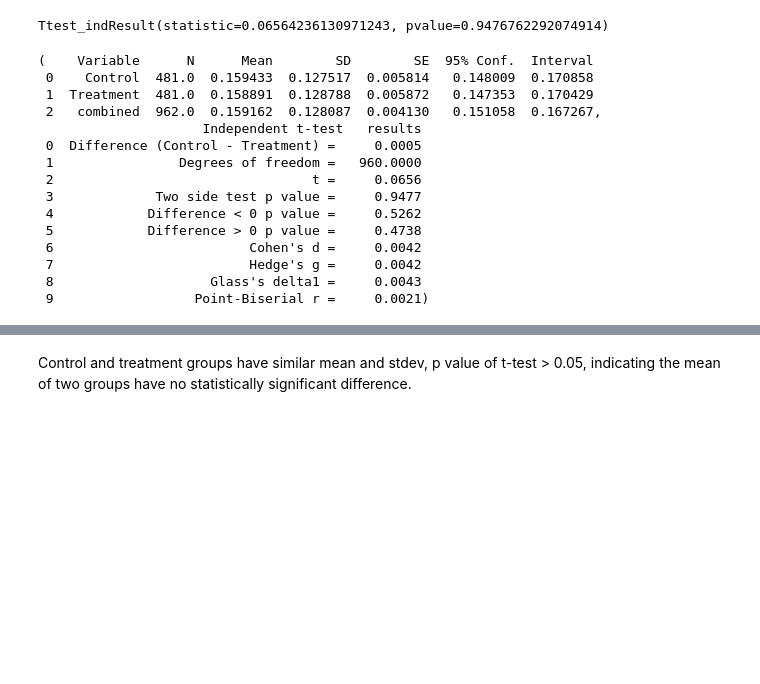
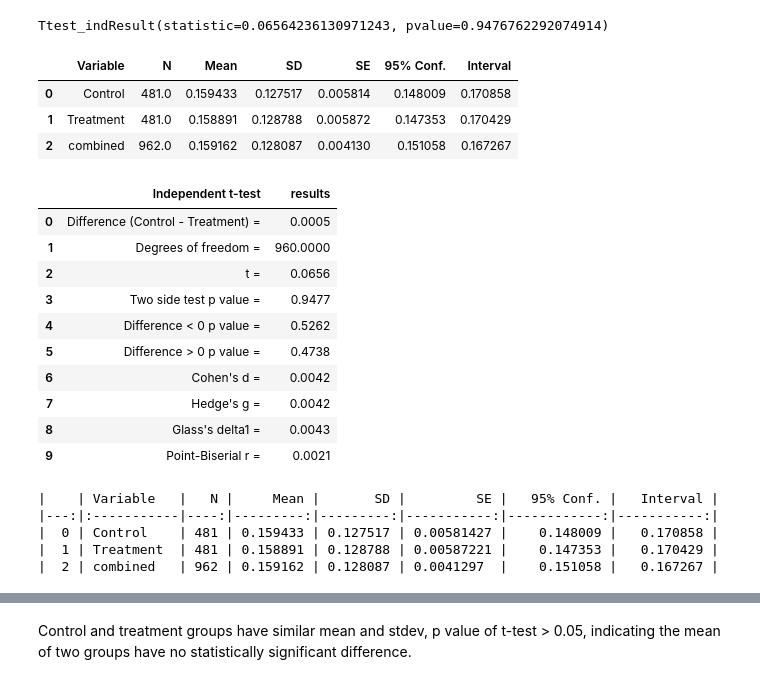
Before and after one commit to double-tea-l/AB-Testing, a Jupyter notebook: sampling.ipynb, the cells around one changed output, grey strips where cells are left out. Drawn from its saved outputs; the diff is of its cells as text; code cells hidden in the pictures; blank space fills up the shorter version.

```diff
--- a/sampling.ipynb
+++ b/sampling.ipynb
@@ -323,20 +305,33 @@ scipy.stats.ttest_ind(df_A['Disatisfication Rate'], df_B['Disatisfication Rate']
 Ttest_indResult(statistic=0.06564236130971243, pvalue=0.9476762292074914)
 # %%
 rp.ttest(group1= df_A['Disatisfication Rate'], group1_name= "Control",
-         group2= df_B['Disatisfication Rate'], group2_name= "Treatment")
+         group2= df_B['Disatisfication Rate'], group2_name= "Treatment")[0]
 # %% [output]
-(    Variable      N      Mean        SD        SE  95% Conf.  Interval
- 0    Control  481.0  0.159433  0.127517  0.005814   0.148009  0.170858
- 1  Treatment  481.0  0.158891  0.128788  0.005872   0.147353  0.170429
- 2   combined  962.0  0.159162  0.128087  0.004130   0.151058  0.167267,
-                     Independent t-test   results
- 0  Difference (Control - Treatment) =     0.0005
- 1                Degrees of freedom =   960.0000
- 2                                 t =     0.0656
- 3             Two side test p value =     0.9477
- 4            Difference < 0 p value =     0.5262
- 5            Difference > 0 p value =     0.4738
- 6                         Cohen's d =     0.0042
- 7                         Hedge's g =     0.0042
- 8                    Glass's delta1 =     0.0043
- 9                  Point-Biserial r =     0.0021)
+|  | Variable | N | Mean | SD | SE | 95% Conf. | Interval |
+| 0 | Control | 481.0 | 0.159433 | 0.127517 | 0.005814 | 0.148009 | 0.170858 |
+| 1 | Treatment | 481.0 | 0.158891 | 0.128788 | 0.005872 | 0.147353 | 0.170429 |
+| 2 | combined | 962.0 | 0.159162 | 0.128087 | 0.004130 | 0.151058 | 0.167267 |
+# %%
+rp.ttest(group1= df_A['Disatisfication Rate'], group1_name= "Control",
+         group2= df_B['Disatisfication Rate'], group2_name= "Treatment")[1]
+# %% [output]
+|  | Independent t-test | results |
+| 0 | Difference (Control - Treatment) = | 0.0005 |
+| 1 | Degrees of freedom = | 960.0000 |
+| 2 | t = | 0.0656 |
+| 3 | Two side test p value = | 0.9477 |
+| 4 | Difference < 0 p value = | 0.5262 |
+| 5 | Difference > 0 p value = | 0.4738 |
+| 6 | Cohen's d = | 0.0042 |
+| 7 | Hedge's g = | 0.0042 |
+| 8 | Glass's delta1 = | 0.0043 |
+| 9 | Point-Biserial r = | 0.0021 |
+# %%
+print(rp.ttest(group1= df_A['Disatisfication Rate'], group1_name= "Control",
+         group2= df_B['Disatisfication Rate'], group2_name= "Treatment")[0].to_markdown())
+# %% [output]
+|    | Variable   |   N |     Mean |       SD |         SE |   95% Conf. |   Interval |
+|---:|:-----------|----:|---------:|---------:|-----------:|------------:|-----------:|
+|  0 | Control    | 481 | 0.159433 | 0.127517 | 0.00581427 |    0.148009 |   0.170858 |
+|  1 | Treatment  | 481 | 0.158891 | 0.128788 | 0.00587221 |    0.147353 |   0.170429 |
+|  2 | combined   | 962 | 0.159162 | 0.128087 | 0.0041297  |    0.151058 |   0.167267 |
```
Also changed, not shown: parts of 3 cells of this notebook.
